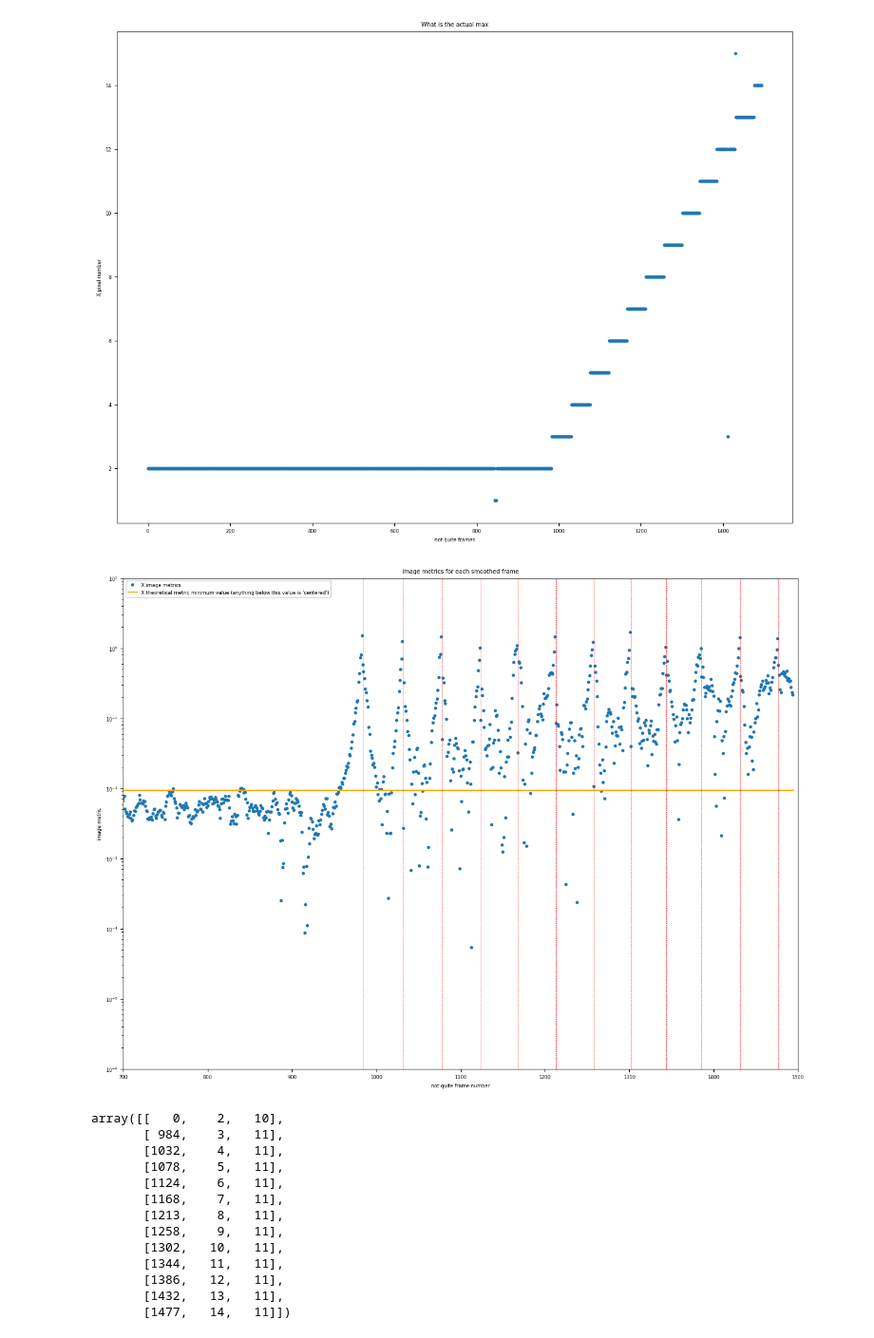
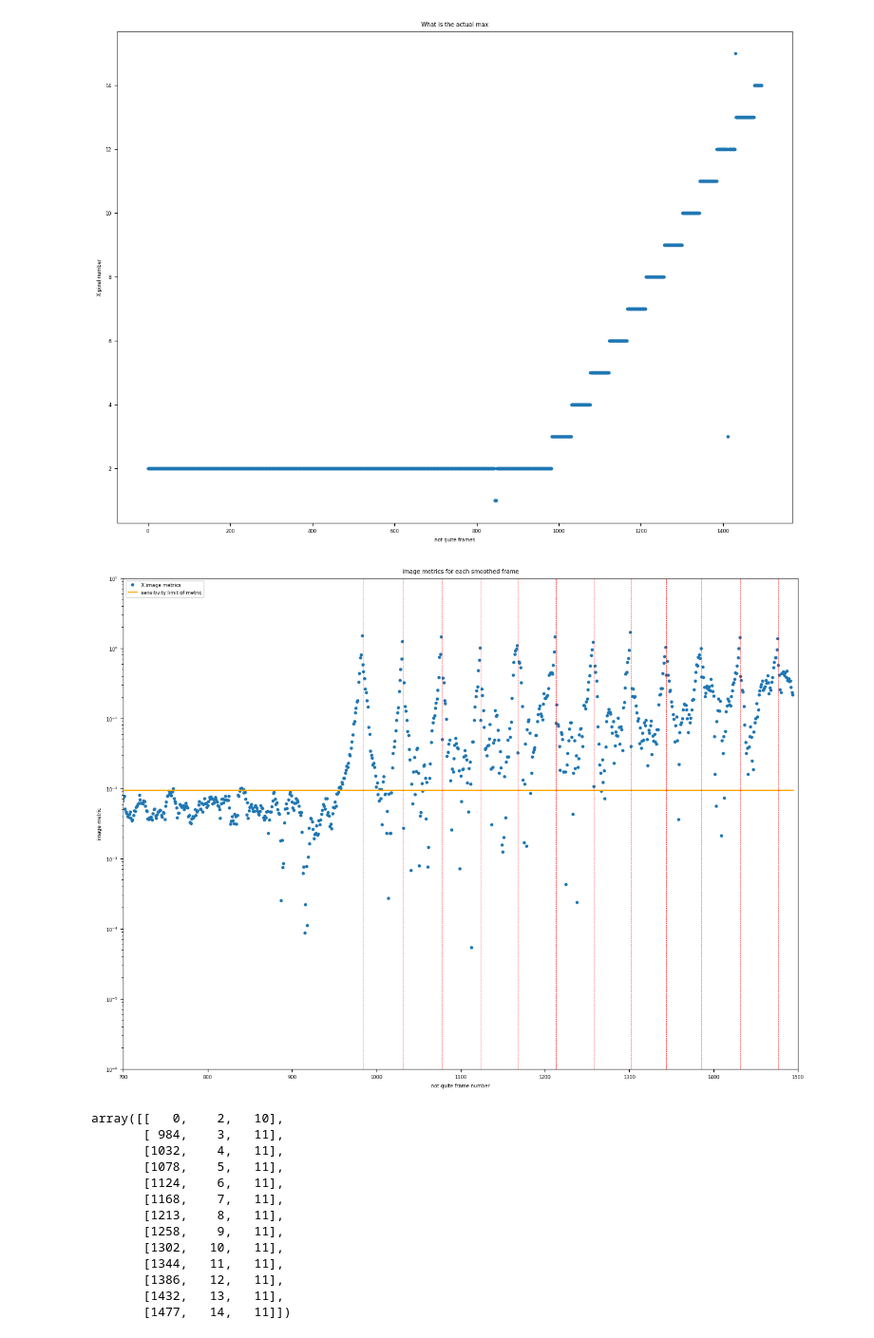
Before and after one commit to AnIndefiniteArticle/slapvisos, a Jupyter notebook: Untitled.ipynb, the cells around one changed output. Shown at 95% size. Cells and saved outputs as stored; diff of their text form; code cells hidden in the pictures.

```diff
--- a/Untitled.ipynb
+++ b/Untitled.ipynb
@@ -196,18 +196,18 @@ plt.savefig(outdir + occname + "-" + str(smoothing) + "-actuallybrightest.png")
 # %%
 plt.figure(figsize=(15,11))
 plt.plot(imagemetrics[:,0], '.', label='X image metrics')
 plt.xlim(700,1500)
 plt.yscale("log")
-plt.hlines(np.nanmin(Xmetrics[200:359,8:14,3]), 0, len(imagemetrics), color='orange', label="X theoretical metric minimum value (anything below this value is 'centered')")
+plt.hlines(np.nanmin(Xmetrics[200:359,8:14,3]), 0, len(imagemetrics), color='orange', label="sensitivity limit of metric")
 plt.vlines(Xtransitions[:,0],0,10, color='red', linestyle='dashed', linewidth=0.5)
 plt.ylim(1e-6,1e1)
 plt.title("image metrics for each smoothed frame")
 plt.ylabel("image metric")
 plt.xlabel("not quite frame number")
 plt.legend(loc='upper left')
 plt.savefig(outdir + occname + "-" + str(smoothing) + "-imagemetrics.png")
 # %% [output]
-[figure, old version]
+[figure, new version]
 # %%
 Xtransitions
 # %% [output]
```
